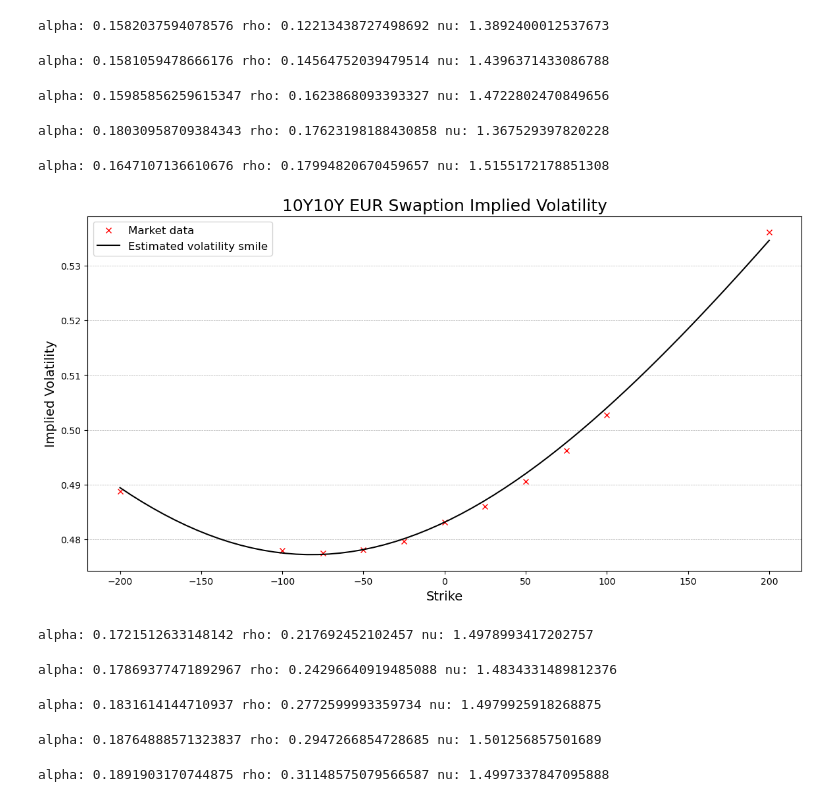
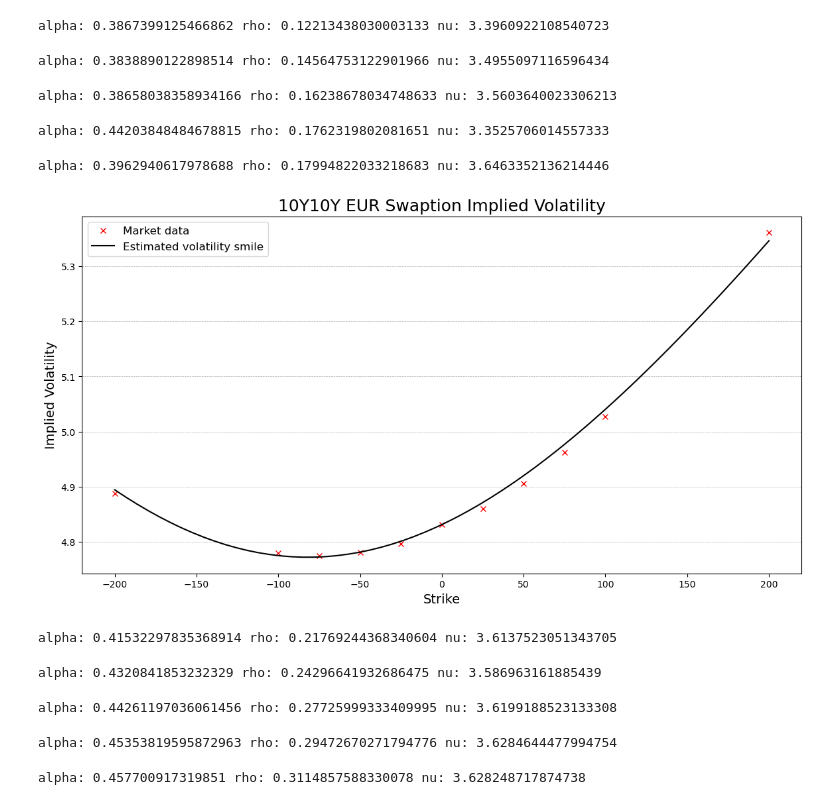
Before and after one commit to NannaOhrt/master_thesis, a Jupyter notebook: main/code/cal_parm_SABR_beta_1.ipynb, the cells around one changed output. Saved outputs shown, nothing was run; the diff lists cells and outputs as text; code cells hidden in the pictures.

```diff
--- a/main/code/cal_parm_SABR_beta_1.ipynb
+++ b/main/code/cal_parm_SABR_beta_1.ipynb
@@ -77,11 +77,11 @@ def SABR_calibration(f, t_exp, sigma_atm, beta, strikes, vols,guess):
 
 #10Y30Y 2024
 beta = 1
-sigmas = np.array([0.4364, 0.4191, 0.41706,0.41605, 0.41619,0.41757,0.42003,0.42370,0.42847,0.43428,0.46603])
+sigmas = np.array([0.4364, 0.4191, 0.41706,0.41605, 0.41619,0.41757,0.42003,0.42370,0.42847,0.43428,0.46603])*10
 strikes_in_bps = np.array([-200,-100,-75,-50,-25,0,25,50,75,100,200])
 t_exp = 10
 tenor = 30
-atm_sigma = 0.41757
+atm_sigma = 0.41757*10
 f = 0.23401
 guess = [0.01, 10,-0.5]
 strikes = f + strikes_in_bps*0.0001
@@ -90,16 +90,16 @@ alpha, nu, rho = SABR_calibration(f, t_exp, atm_sigma, beta, strikes, sigmas, gu
 
 print("alpha:",alpha,"rho:",rho, "nu:", nu)
 # %% [output]
-alpha: 0.1582037594078576 rho: 0.12213438727498692 nu: 1.3892400012537673
+alpha: 0.3867399125466862 rho: 0.12213438030003133 nu: 3.3960922108540723
 # %%
 #10Y20Y 2024
 beta = 1
 sigmas1 = np.array([0.44983,	0.43478,	0.43329,	0.43288,	0.43360,
-                   	0.43559,	0.43846,	0.44256,	0.44772,	0.45385,	0.48650])
+                   	0.43559,	0.43846,	0.44256,	0.44772,	0.45385,	0.48650])*10
 strikes_in_bps = np.array([-200,-100,-75,-50,-25,0,25,50,75,100,200])
 t_exp = 10
 tenor = 20
-atm_sigma = 0.43559
+atm_sigma = 0.43559*10
 f = 0.251744
 guess = [0.01, 10,-0.5]
 strikes = f + strikes_in_bps*0.0001
@@ -108,16 +108,16 @@ alpha, nu, rho = SABR_calibration(f, t_exp, atm_sigma, beta, strikes, sigmas1, g
 
 print("alpha:",alpha,"rho:",rho, "nu:", nu)
 # %% [output]
-alpha: 0.1581059478666176 rho: 0.14564752039479514 nu: 1.4396371433086788
+alpha: 0.3838890122898514 rho: 0.14564753122901966 nu: 3.4955097116596434
 # %%
 #10Y15Y 2024
 beta = 1
 sigmas2 = np.array([0.46292,	0.44963,	0.44859,	0.44862,	0.44974,
-                    0.45247,	0.45530,	0.45970,	0.46509,	0.47143,	0.50457])
+                    0.45247,	0.45530,	0.45970,	0.46509,	0.47143,	0.50457])*10
 strikes_in_bps = np.array([-200,-100,-75,-50,-25,0,25,50,75,100,200])
 t_exp = 10
 tenor = 15
-atm_sigma = 0.45247
+atm_sigma = 0.45247*10
 f = 0.265454
 guess = [0.01, 10,-0.5]
 strikes = f + strikes_in_bps*0.0001
@@ -125,16 +125,16 @@ strikes = f + strikes_in_bps*0.0001
 alpha, nu, rho = SABR_calibration(f, t_exp, atm_sigma, beta, strikes, sigmas2, guess)
 print("alpha:",alpha,"rho:",rho, "nu:", nu)
 # %% [output]
-alpha: 0.15985856259615347 rho: 0.1623868093393327 nu: 1.4722802470849656
+alpha: 0.38658038358934166 rho: 0.16238678034748633 nu: 3.5603640023306213
 # %%
 #10Y12Y 2024
 beta = 1
 sigmas3 = np.array([0.47487,	0.46379,	0.46305,	0.46334,	0.46470,
-                    0.46781,	0.47064,	0.47517,	0.48068,	0.48709,	0.52033])
+                    0.46781,	0.47064,	0.47517,	0.48068,	0.48709,	0.52033])*10
 strikes_in_bps = np.array([-200,-100,-75,-50,-25,0,25,50,75,100,200])
 t_exp = 10
 tenor = 12
-atm_sigma = 0.46781
+atm_sigma = 0.46781*10
 f = 0.2276305
 guess = [0.01, 10,-0.5]
 strikes = f + strikes_in_bps*0.0001
@@ -143,51 +143,51 @@ alpha, nu, rho = SABR_calibration(f, t_exp, atm_sigma, beta, strikes, sigmas3, g
 
 print("alpha:",alpha,"rho:",rho, "nu:", nu)
 # %% [output]
-alpha: 0.18030958709384343 rho: 0.17623198188430858 nu: 1.367529397820228
+alpha: 0.44203848484678815 rho: 0.1762319802081651 nu: 3.3525706014557333
 # %%
 #10Y10Y 2024
 beta = 1
 sigmas4 = np.array([0.48882,	0.47796,	0.47750,	0.47806,	0.47966,
-                    0.48315,	0.48598,	0.49065,	0.49626,	0.50275,	0.53610])
+                    0.48315,	0.48598,	0.49065,	0.49626,	0.50275,	0.53610])*10
 strikes_in_bps = np.array([-200,-100,-75,-50,-25,0,25,50,75,100,200])
 t_exp = 10
 tenor = 10
-atm_sigma = 0.48315
+atm_sigma = 0.48315*10
 f = 0.284018
 guess = [0.01, 10,-0.5]
 strikes = f + strikes_in_bps*0.0001
 #Calling the SABR_calibration function defined below to return the parameters.
 alpha, nu, rho = SABR_calibration(f, t_exp, atm_sigma, beta, strikes, sigmas4, guess)
 
 print("alpha:",alpha,"rho:",rho, "nu:", nu)
 
 Ks_in_bps = np.linspace(-200,200,60)
 Ks = f + Ks_in_bps*0.0001
 vols_from_Ks = SABR_market_vol(Ks,f,t_exp,alpha,beta,nu,rho)
 
 fig, ax = plt.subplots(figsize=(14, 7))
 plt.plot(strikes_in_bps, sigmas4, 'x', color = 'red', label = 'Market data')
 plt.plot(Ks_in_bps,vols_from_Ks, color = 'black', label= 'Estimated volatility smile')
 plt.xlabel("Strike",fontsize=14)
 plt.ylabel("Implied Volatility", fontsize=14)
 plt.title("10Y10Y EUR Swaption Implied Volatility", fontsize=18)
 plt.legend(fontsize=12)
 plt.grid(axis='y', linestyle='--', linewidth=0.5)
 plt.savefig("/Users/nannaingemannohrt/Desktop/master_thesis/main/plots/10Y10Y_est_beta_1.png")
 plt.show()
 plt.close()
 # %% [output]
-alpha: 0.1647107136610676 rho: 0.17994820670459657 nu: 1.5155172178851308
+alpha: 0.3962940617978688 rho: 0.17994822033218683 nu: 3.6463352136214446
-[figure, old version]
+[figure, new version]
 # %%
 #10Y7Y 2024
 beta = 1
 sigmas5 = np.array([0.49234,	0.48694,	0.48762,	0.48916,	0.49157,
-                    0.49531,	0.49896,	0.50388,	0.50955,	0.51594,	0.54749])
+                    0.49531,	0.49896,	0.50388,	0.50955,	0.51594,	0.54749])*10
 strikes_in_bps = np.array([-200,-100,-75,-50,-25,0,25,50,75,100,200])
 t_exp = 10
 tenor = 7
-atm_sigma = 0.49531
+atm_sigma = 0.49531*10
 f = 0.294395
 guess = [0.01, 10,-0.5]
 strikes = f + strikes_in_bps*0.0001
@@ -196,16 +196,16 @@ alpha, nu, rho = SABR_calibration(f, t_exp, atm_sigma, beta, strikes, sigmas5, g
 
 print("alpha:",alpha,"rho:",rho, "nu:", nu)
 # %% [output]
-alpha: 0.1721512633148142 rho: 0.217692452102457 nu: 1.4978993417202757
+alpha: 0.41532297835368914 rho: 0.21769244368340604 nu: 3.6137523051343705
 # %%
 #10Y5Y 2024
 beta = 1
 sigmas6 = np.array([0.49781,	0.49597,	0.49735,	0.49950,	0.50241,
-                    0.50614,	0.51043,	0.51549,	0.52119,	0.52750,	0.55792])
+                    0.50614,	0.51043,	0.51549,	0.52119,	0.52750,	0.55792])*10
 strikes_in_bps = np.array([-200,-100,-75,-50,-25,0,25,50,75,100,200])
 t_exp = 10
 tenor = 5
-atm_sigma = 0.50614
+atm_sigma = 0.50614*10
 f = 0.299258
 guess = [0.01, 10,-0.5]
 strikes = f + strikes_in_bps*0.0001
@@ -214,16 +214,16 @@ alpha, nu, rho = SABR_calibration(f, t_exp, atm_sigma, beta, strikes, sigmas6, g
 
 print("alpha:",alpha,"rho:",rho, "nu:", nu)
 # %% [output]
-alpha: 0.17869377471892967 rho: 0.24296640919485088 nu: 1.4834331489812376
+alpha: 0.4320841853232329 rho: 0.24296641932686475 nu: 3.586963161885439
 # %%
 #10Y3Y 2024
 beta = 1
 sigmas7 = np.array([0.50699,	0.50806,	0.51017,	0.51304,	0.51665,
-                    0.52101,	0.52599,	0.53166,	0.53795,	0.54480,	0.57709])
+                    0.52101,	0.52599,	0.53166,	0.53795,	0.54480,	0.57709])*10
 strikes_in_bps = np.array([-200,-100,-75,-50,-25,0,25,50,75,100,200])
 t_exp = 10
 tenor = 3
-atm_sigma = 0.52101
+atm_sigma = 0.52101*10
 f = 0.299622
 guess = [0.01, 10,-0.5]
 strikes = f + strikes_in_bps*0.0001
@@ -232,16 +232,16 @@ alpha, nu, rho = SABR_calibration(f, t_exp, atm_sigma, beta, strikes, sigmas7, g
 
 print("alpha:",alpha,"rho:",rho, "nu:", nu)
 # %% [output]
-alpha: 0.1831614144710937 rho: 0.2772599993359734 nu: 1.4979925918268875
+alpha: 0.44261197036061456 rho: 0.27725999333409995 nu: 3.6199188523133308
 # %%
 #10Y2Y 2024
 beta = 1
 sigmas8 = np.array([0.51588,	0.51864,	0.52116,	0.52442,	0.52841,
-                    0.53311,	0.53845,	0.54444,	0.55102,	0.55815,	0.59138])
+                    0.53311,	0.53845,	0.54444,	0.55102,	0.55815,	0.59138])*10
 strikes_in_bps = np.array([-200,-100,-75,-50,-25,0,25,50,75,100,200])
 t_exp = 10
 tenor = 2
-atm_sigma = 0.53311
+atm_sigma = 0.53311*10
 f = 0.297602
 guess = [0.01, 10,-0.5]
 strikes = f + strikes_in_bps*0.0001
@@ -252,16 +252,16 @@ print("alpha:",alpha,"rho:",rho, "nu:", nu)
 
 plt.close()
 # %% [output]
-alpha: 0.18764888571323837 rho: 0.2947266854728685 nu: 1.501256857501689
+alpha: 0.45353819595872963 rho: 0.29472670271794776 nu: 3.6284644477994754
 # %%
 #10Y1Y 2024
 beta = 1
 sigmas9 = np.array([0.51416,	0.51819,	0.52105,	0.52465,	0.52898,
-                    0.53399,	0.53966,	0.54596,	0.55283,	0.56025,	0.59448])
+                    0.53399,	0.53966,	0.54596,	0.55283,	0.56025,	0.59448])*10
 strikes_in_bps = np.array([-200,-100,-75,-50,-25,0,25,50,75,100,200])
 t_exp = 10
 tenor = 1
-atm_sigma = 0.53399
+atm_sigma = 0.53399*10
 f = 0.293838
 guess = [0.01, 10,-0.5]
 strikes = f + strikes_in_bps*0.0001
@@ -270,4 +270,4 @@ alpha, nu, rho = SABR_calibration(f, t_exp, atm_sigma, beta, strikes, sigmas9, g
 
 print("alpha:",alpha,"rho:",rho, "nu:", nu)
 # %% [output]
-alpha: 0.1891903170744875 rho: 0.31148575079566587 nu: 1.4997337847095888
+alpha: 0.457700917319851 rho: 0.3114857588330078 nu: 3.628248717874738
```
Also changed, not shown: 3 other files.
